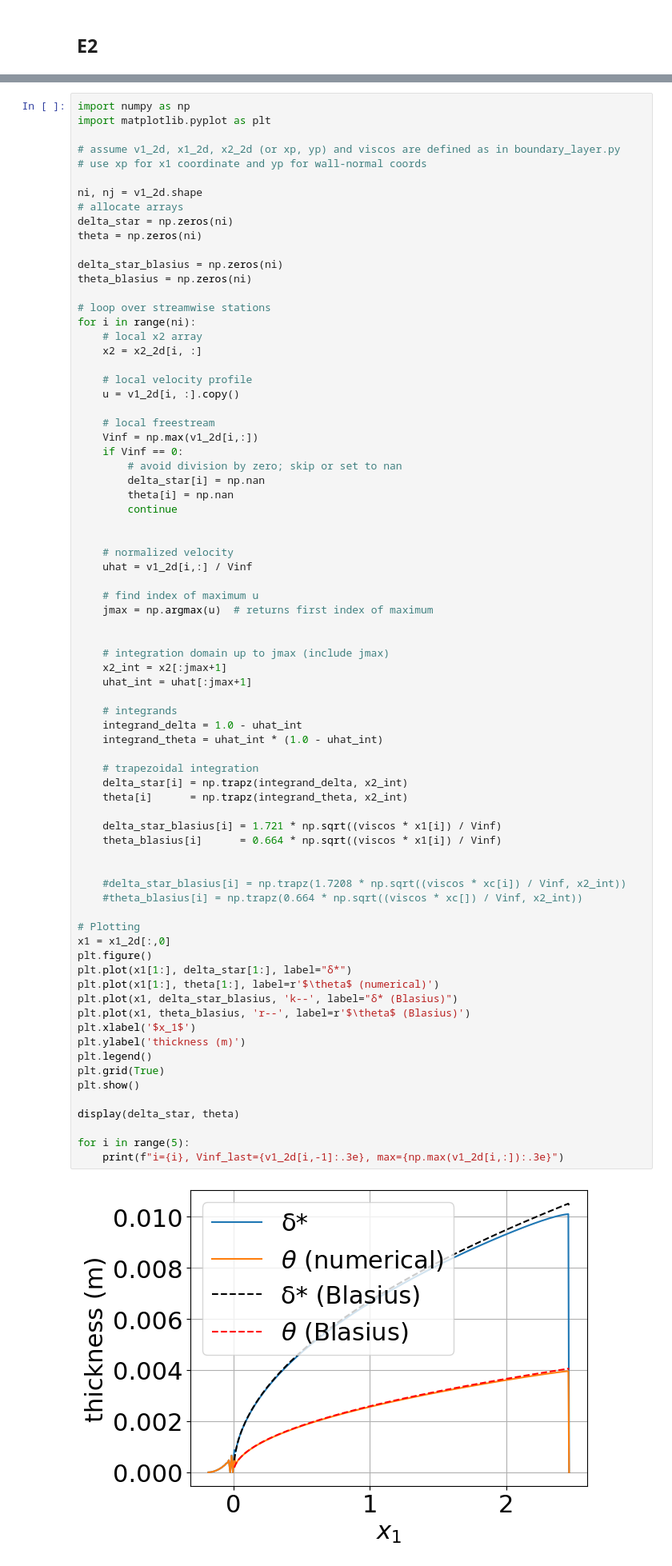
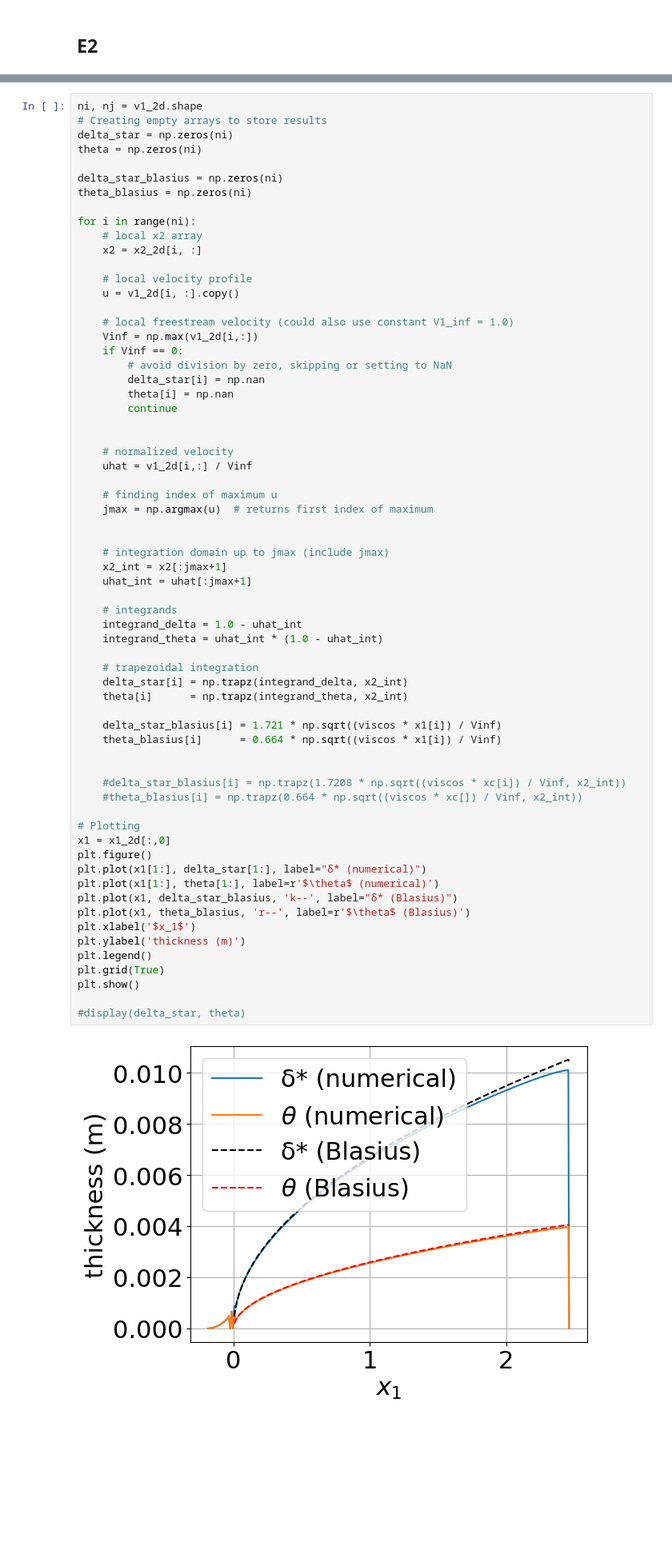
Before and after one commit to MartinStjernkvist/Applied-Mechanics, a Jupyter notebook: TME226/Assignment_1.ipynb, the cells around one changed output, grey strips where cells are left out. Shown at 80% size. Cells and saved outputs as stored; diff of their text form; blank space fills up the shorter version.

```diff
--- a/TME226/Assignment_1.ipynb
+++ b/TME226/Assignment_1.ipynb
@@ -129,21 +129,14 @@ plt.show()
 0.02463831745407603
 [figure]
 # %%
-import numpy as np
-import matplotlib.pyplot as plt
-
-# assume v1_2d, x1_2d, x2_2d (or xp, yp) and viscos are defined as in boundary_layer.py
-# use xp for x1 coordinate and yp for wall-normal coords
-
 ni, nj = v1_2d.shape
-# allocate arrays
+# Creating empty arrays to store results
 delta_star = np.zeros(ni)
 theta = np.zeros(ni)
 
 delta_star_blasius = np.zeros(ni)
 theta_blasius = np.zeros(ni)
 
-# loop over streamwise stations
 for i in range(ni):
     # local x2 array
     x2 = x2_2d[i, :]
@@ -151,10 +144,10 @@ for i in range(ni):
     # local velocity profile
     u = v1_2d[i, :].copy()
 
-    # local freestream
+    # local freestream velocity (could also use constant V1_inf = 1.0)
     Vinf = np.max(v1_2d[i,:])
     if Vinf == 0:
-        # avoid division by zero; skip or set to nan
+        # avoid division by zero, skipping or setting to NaN
         delta_star[i] = np.nan
         theta[i] = np.nan
         continue
@@ -163,7 +156,7 @@ for i in range(ni):
     # normalized velocity
     uhat = v1_2d[i,:] / Vinf
 
-    # find index of maximum u
+    # finding index of maximum u
     jmax = np.argmax(u)  # returns first index of maximum
 
 
@@ -172,39 +165,36 @@ for i in range(ni):
     uhat_int = uhat[:jmax+1]
 
     # integrands
     integrand_delta = 1.0 - uhat_int
     integrand_theta = uhat_int * (1.0 - uhat_int)
 
     # trapezoidal integration
     delta_star[i] = np.trapz(integrand_delta, x2_int)
     theta[i]      = np.trapz(integrand_theta, x2_int)
 
     delta_star_blasius[i] = 1.721 * np.sqrt((viscos * x1[i]) / Vinf)
     theta_blasius[i]      = 0.664 * np.sqrt((viscos * x1[i]) / Vinf)
 
 
     #delta_star_blasius[i] = np.trapz(1.7208 * np.sqrt((viscos * xc[i]) / Vinf, x2_int))
     #theta_blasius[i] = np.trapz(0.664 * np.sqrt((viscos * xc[]) / Vinf, x2_int))
 
 # Plotting
 x1 = x1_2d[:,0]
 plt.figure()
-plt.plot(x1[1:], delta_star[1:], label="δ*")
+plt.plot(x1[1:], delta_star[1:], label="δ* (numerical)")
 plt.plot(x1[1:], theta[1:], label=r'$\theta$ (numerical)')
 plt.plot(x1, delta_star_blasius, 'k--', label="δ* (Blasius)")
 plt.plot(x1, theta_blasius, 'r--', label=r'$\theta$ (Blasius)')
 plt.xlabel('$x_1$')
 plt.ylabel('thickness (m)')
 plt.legend()
 plt.grid(True)
 plt.show()
 
-display(delta_star, theta)
-
-for i in range(5):
-    print(f"i={i}, Vinf_last={v1_2d[i,-1]:.3e}, max={np.max(v1_2d[i,:]):.3e}")
+#display(delta_star, theta)
 # %% [output]
-[figure, old version]
+[figure, new version]
 array([2.50000000e-05, 1.57197129e-06, 4.88129292e-06, 1.23926194e-05,
        2.38345198e-05, 3.81008380e-05, 5.61960042e-05, 7.73646704e-05,
        1.02976901e-04, 1.30842510e-04, 1.65165279e-04, 1.98803765e-04,
```
Also changed, not shown: parts of 6 cells of this notebook.
